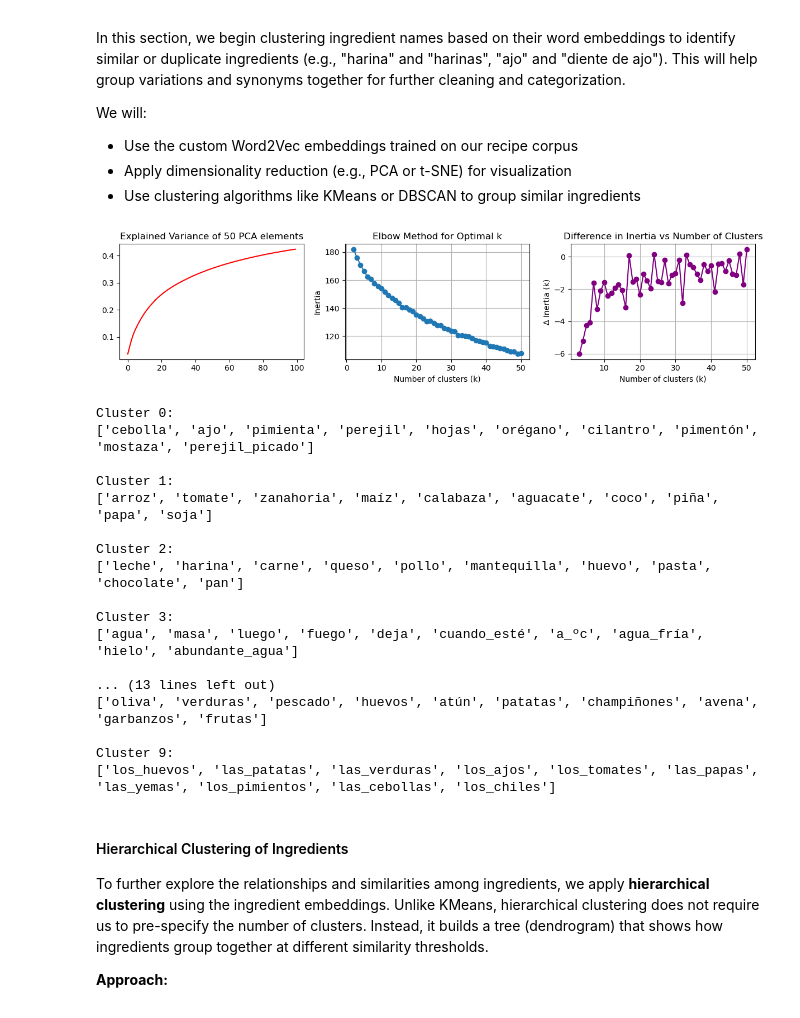
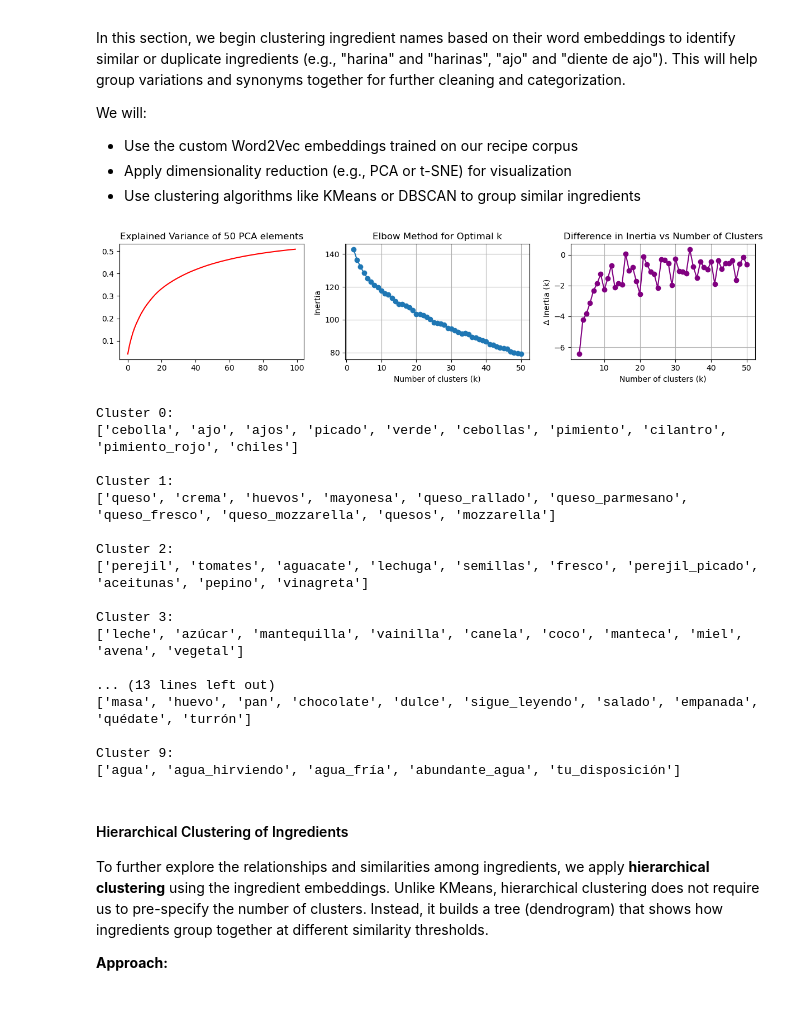
Before and after one commit to garimasc/RecipesInSpanish, a Jupyter notebook: ingredients.ipynb, the cells around one changed output. Saved outputs shown, nothing was run; the diff lists cells and outputs as text; code cells hidden in the pictures.

```diff
--- a/ingredients.ipynb
+++ b/ingredients.ipynb
@@ -40,8 +40,8 @@ warnings.filterwarnings('ignore',category= FutureWarning)
 # %%
 # Load the embedding model (assuming it's a Word2Vec model saved as 'w2v_ngram.model')
 custom_w2v = gensim.models.Word2Vec.load('models/w2v_ngram.model').wv
-# Load the binary Spanish Billion Words(SBW) Word2Vec model
-sbw_w2v = KeyedVectors.load_word2vec_format("C:\AI Projects\Data\SBW-vectors-300-min5.bin\sbw_vectors.bin", binary= True)
+# Load the fine-tuned Spanish Billion Words(SBW) Word2Vec model
+sbw_finetuned_w2v_ngram = gensim.models.Word2Vec.load('models/sbw_finetuned_w2v_ngram.model').wv
 
 def get_embeddings(words, model=custom_w2v):
     """
@@ -143,7 +143,7 @@ class EmbeddingVectorizer(BaseEstimator, TransformerMixin):
         return get_embeddings(X, self.model)
 # %%
 # Get embeddings for all words in 'data' using sbw_w2v
-embeddings = get_embeddings(data['word'].tolist(), sbw_w2v)
+embeddings = get_embeddings(data['word'].tolist(), sbw_finetuned_w2v_ngram)
 # Find rows where embeddings are not NaN for all features
 valid_idx = ~np.isnan(embeddings).any(axis=1)
 # Keep only valid rows in 'data'
@@ -160,7 +160,7 @@ logreg_pipe.fit(X_train, y_train)
 print(f"Test Accuracy for Logistic Regression: {100*logreg_pipe.score(X_test, y_test):.1f}%\n")
 
 logreg_sbw_pipe = Pipeline([
-    ('embed', EmbeddingVectorizer(sbw_w2v)),
+    ('embed', EmbeddingVectorizer(sbw_finetuned_w2v_ngram)),
     ('clf', LogisticRegression())
 ])
 logreg_sbw_pipe.fit(X_train, y_train)
@@ -255,12 +255,13 @@ We will:
 - Apply dimensionality reduction (e.g., PCA or t-SNE) for visualization
 - Use clustering algorithms like KMeans or DBSCAN to group similar ingredients
 # %%
-ingredientes_l = data.loc[logreg_pipe.predict(data['word']) == 1, 'word'].tolist()
+ingredientes_l = data.loc[logreg_sbw_pipe.predict(data['word']) == 1, 'word'].tolist()
 # %%
 # Get embeddings for the ingredient list
-ingredientes_emb = get_embeddings(ingredientes_l, sbw_w2v)
+ingredientes_emb = get_embeddings(ingredientes_l, sbw_finetuned_w2v_ngram)
 # Normalize embeddings to unit vectors for cosine distance
 ingredientes_emb_norm = ingredientes_emb / np.linalg.norm(ingredientes_emb, axis=1, keepdims=True)
+
 pca = PCA(n_components= 100)
 ingredientes_emb_pca = pca.fit_transform(ingredientes_emb_norm)
 emb_pca_norm = ingredientes_emb_pca / np.linalg.norm(ingredientes_emb_pca, axis=1, keepdims=True)
@@ -268,34 +269,34 @@ emb_pca_norm = ingredientes_emb_pca / np.linalg.norm(ingredientes_emb_pca, axis=
 
 fig,axs = plt.subplots(figsize= (12,3), ncols= 3)
 
 axs[0].plot(pca.explained_variance_.cumsum(), color= 'red')
 axs[0].set_title("Explained Variance of 50 PCA elements")
 
 inertia = []
 K = range(2, 51)
 for k in K:
     kmeans = KMeans(n_clusters=k, random_state=1, n_init=10)
     kmeans.fit(ingredientes_emb_norm)
     inertia.append(kmeans.inertia_)
 
 axs[1].plot(K, inertia, 'o-')
 axs[1].set_xlabel('Number of clusters (k)')
 axs[1].set_ylabel('Inertia')
 axs[1].set_title('Elbow Method for Optimal k')
 axs[1].grid()
 
 # Plot the difference in inertia (first derivative) to help identify the "elbow"
 inertia_diff = np.diff(inertia)
 axs[2].plot(K[1:], inertia_diff, 'o-', color='purple')
 axs[2].set_xlabel('Number of clusters (k)')
 axs[2].set_ylabel('Δ Inertia (k)')  # Difference in inertia
 axs[2].set_title('Difference in Inertia vs Number of Clusters')
 axs[2].grid()
 
 plt.tight_layout()
 plt.show()
 # %% [output]
-[figure, old version]
+[figure, new version]
 # %%
 # Choose number of clusters (e.g., 10, can be tuned)
 n_clusters = 10
@@ -314,22 +315,22 @@ for c in range(n_clusters):
     print(ingredientes_clusters[ingredientes_clusters['cluster'] == c]['ingrediente'].head(10).to_list())
 # %% [output]
 Cluster 0:
-['cebolla', 'ajo', 'pimienta', 'perejil', 'hojas', 'orégano', 'cilantro', 'pimentón', 'mostaza', 'perejil_picado']
+['cebolla', 'ajo', 'ajos', 'picado', 'verde', 'cebollas', 'pimiento', 'cilantro', 'pimiento_rojo', 'chiles']
 
 Cluster 1:
-['arroz', 'tomate', 'zanahoria', 'maíz', 'calabaza', 'aguacate', 'coco', 'piña', 'papa', 'soja']
+['queso', 'crema', 'huevos', 'mayonesa', 'queso_rallado', 'queso_parmesano', 'queso_fresco', 'queso_mozzarella', 'quesos', 'mozzarella']
 
 Cluster 2:
-['leche', 'harina', 'carne', 'queso', 'pollo', 'mantequilla', 'huevo', 'pasta', 'chocolate', 'pan']
+['perejil', 'tomates', 'aguacate', 'lechuga', 'semillas', 'fresco', 'perejil_picado', 'aceitunas', 'pepino', 'vinagreta']
 
 Cluster 3:
-['agua', 'masa', 'luego', 'fuego', 'deja', 'cuando_esté', 'a_ºc', 'agua_fría', 'hielo', 'abundante_agua']
+['leche', 'azúcar', 'mantequilla', 'vainilla', 'canela', 'coco', 'manteca', 'miel', 'avena', 'vegetal']
 
 ... (13 lines left out)
-['oliva', 'verduras', 'pescado', 'huevos', 'atún', 'patatas', 'champiñones', 'avena', 'garbanzos', 'frutas']
+['masa', 'huevo', 'pan', 'chocolate', 'dulce', 'sigue_leyendo', 'salado', 'empanada', 'quédate', 'turrón']
 
 Cluster 9:
-['los_huevos', 'las_patatas', 'las_verduras', 'los_ajos', 'los_tomates', 'las_papas', 'las_yemas', 'los_pimientos', 'las_cebollas', 'los_chiles']
+['agua', 'agua_hirviendo', 'agua_fría', 'abundante_agua', 'tu_disposición']
 # %% [markdown]
 #### Hierarchical Clustering of Ingredients
 
```
Also changed, not shown: parts of 8 cells of this notebook.
